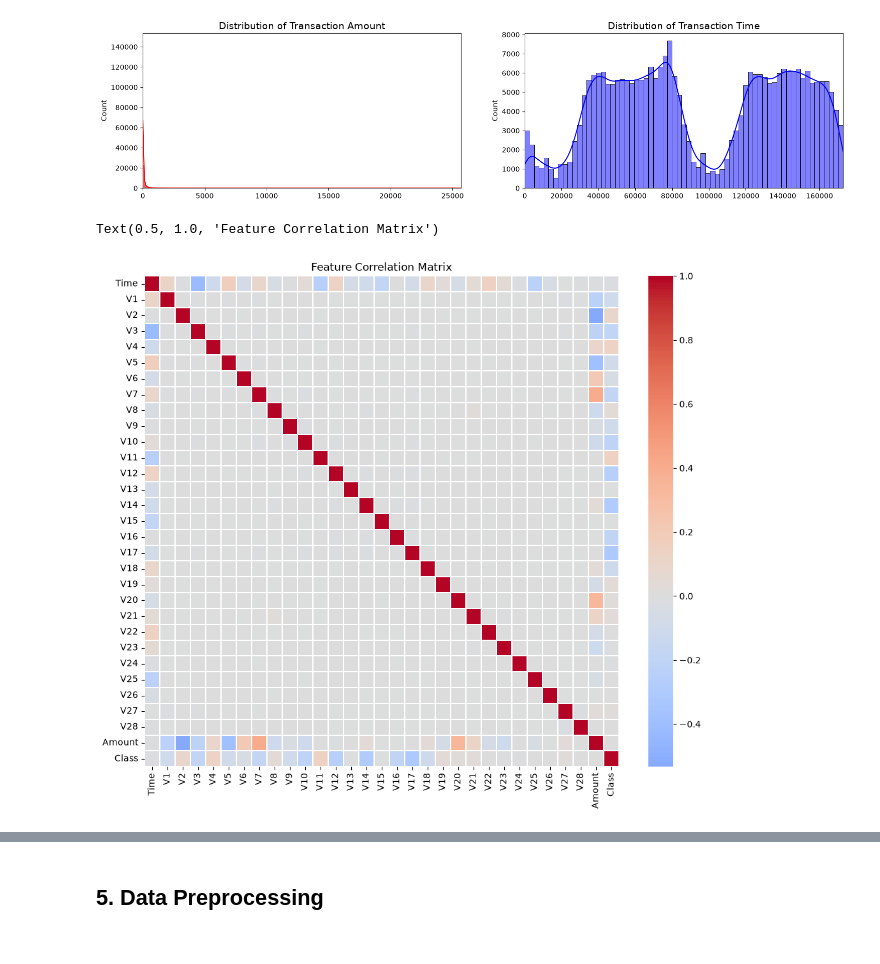
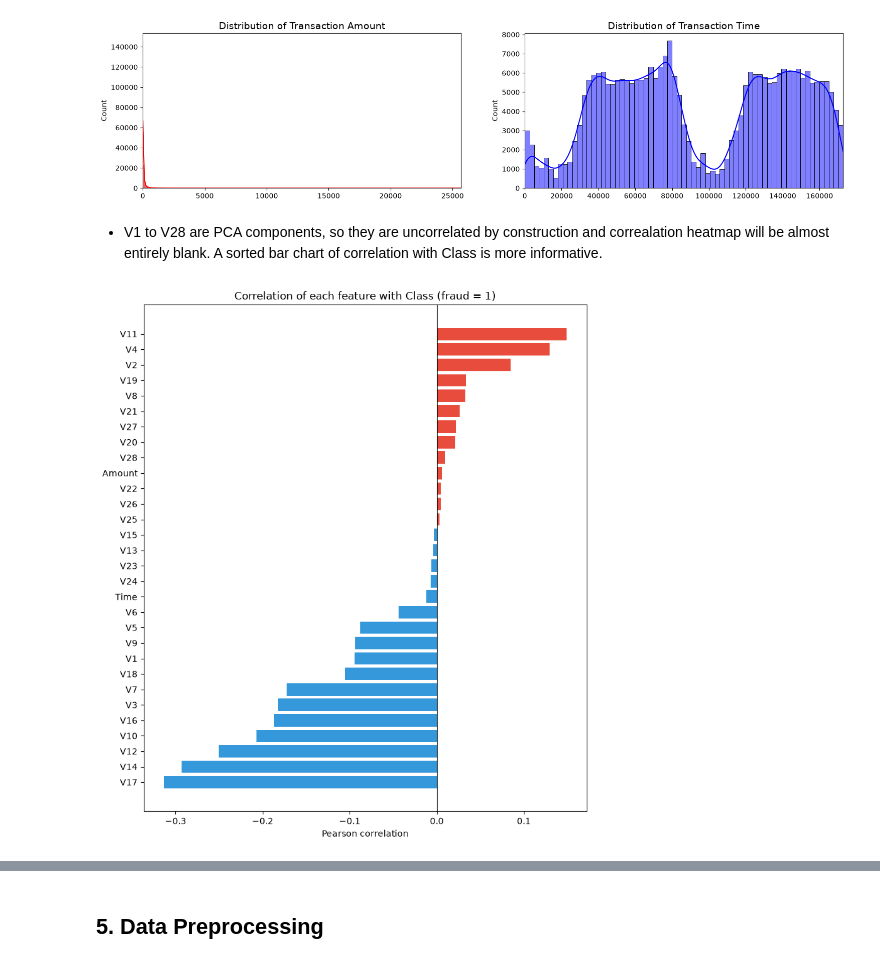
Before and after one commit to shashwat-158/credit-card-fraud-detection, a Jupyter notebook: notebook/credit_card_fraud_detection.ipynb, the cells around one changed output, grey strips where cells are left out. Saved outputs shown, nothing was run; the diff lists cells and outputs as text; code cells hidden in the pictures.

```diff
--- a/notebook/credit_card_fraud_detection.ipynb
+++ b/notebook/credit_card_fraud_detection.ipynb
@@ -168,7 +193,10 @@ dtype: int64
 duplicates = df.duplicated().sum()
 print(f"Duplicate Records: {duplicates}")
 
-# Remove duplicate records
-df.drop_duplicates(inplace=True)
+# Remove duplicates before splitting, so identical rows cannot end up in both train and test
+df = df.drop_duplicates().reset_index(drop=True)
+print(f"Shape after de-duplication: {df.shape}")
+print(df['Class'].value_counts().rename({0: 'Legit', 1: 'Fraud'}).to_string())
+print(f"Fraud rate: {df['Class'].mean()*100:.3f}%")
 # %% [output]
 Duplicate Records: 1081
@@ -226,11 +273,19 @@ ax[1].set_xlim([min(time_val), max(time_val)])
 # %% [output]
 (0.0, 172792.0)
 [figure]
+# %% [markdown]
+- V1 to V28 are PCA components, so they are uncorrelated by construction and correalation heatmap will be almost entirely blank. A sorted bar chart of correlation with Class is more informative.
 # %%
-# Correlation heatmap
-plt.figure(figsize=(12,10))
-sns.heatmap(df.corr(numeric_only=True), cmap="coolwarm", center=0, linewidths=0.3)
-plt.title("Feature Correlation Matrix")
+# Correlation of every feature with the target, sorted
+corr_with_class = df.corr(numeric_only=True)['Class'].drop('Class').sort_values()
+
+plt.figure(figsize=(8, 9))
+plt.barh(corr_with_class.index, corr_with_class.values,
+         color=['#3498db' if v < 0 else '#e74c3c' for v in corr_with_class.values])
+plt.axvline(0, color='black', linewidth=0.8)
+plt.title('Correlation of each feature with Class (fraud = 1)')
+plt.xlabel('Pearson correlation')
+plt.tight_layout()
+plt.show()
 # %% [output]
-Text(0.5, 1.0, 'Feature Correlation Matrix')
-[figure, old version]
+[figure, new version]
```
Also changed, not shown: parts of 19 cells of this notebook, 4 other files.
